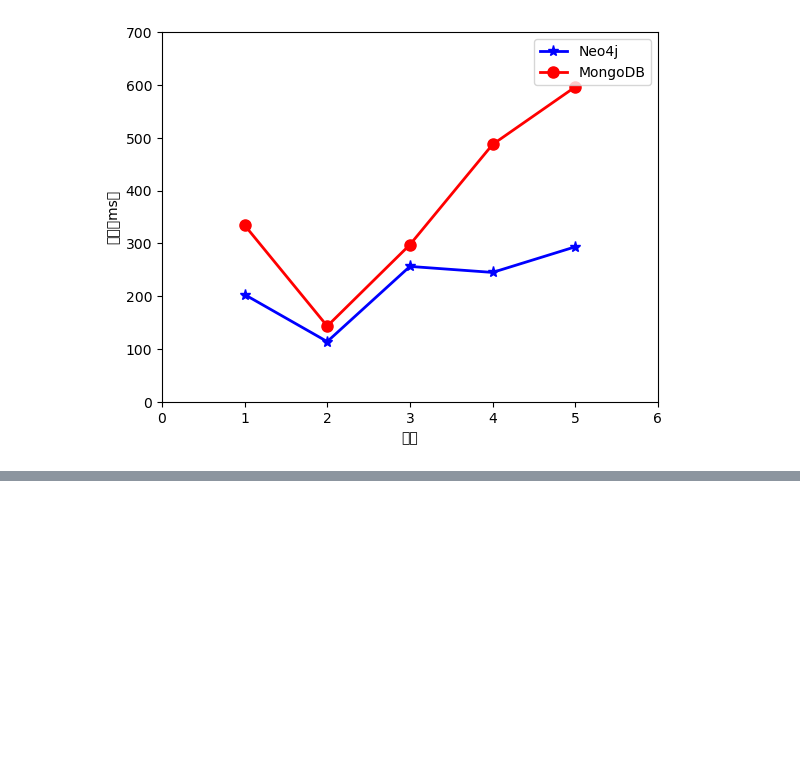
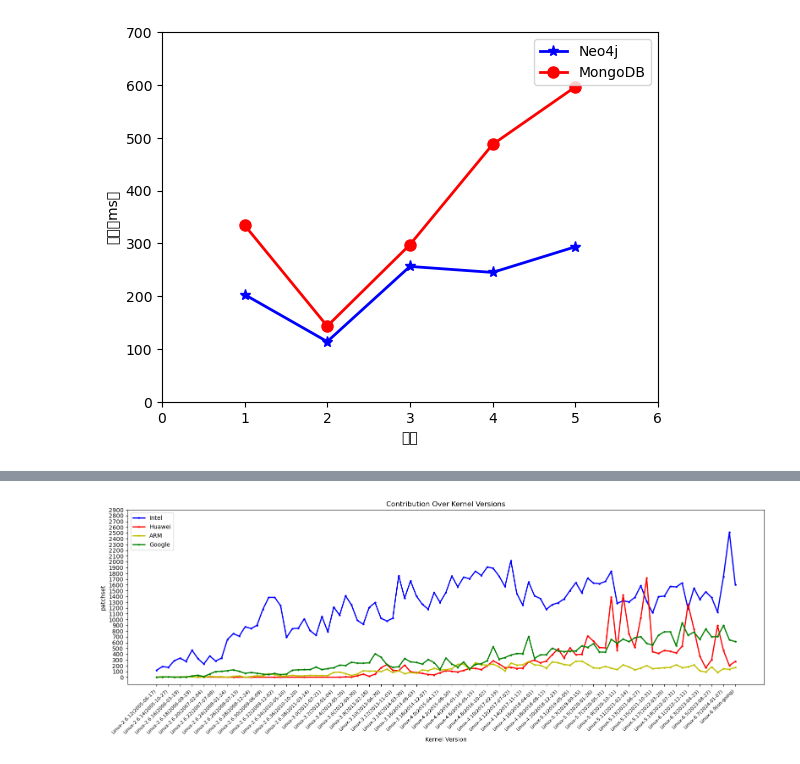
Before and after one commit to izhouliren/helloworld, a Jupyter notebook: chatgpt.ipynb, the cells around one changed output, grey strips where cells are left out. Drawn from its saved outputs; the diff is of its cells as text; code cells hidden in the pictures; blank space fills up the shorter version.

```diff
--- a/chatgpt.ipynb
+++ b/chatgpt.ipynb
@@ -207,0 +286,87 @@ plt.show()
+# %%
+import matplotlib.pyplot as plt
+import pandas as pd
+
+# 读取 CSV 文件
+df = pd.read_csv('all_kernel_contribute_data.csv')
+
+# 筛选 Intel 的贡献数据
+intel_all = df[df['contributor'] == "Intel"]
+intel_pure = intel_all[intel_all['kernelversion'] != 'From Apr. 16 2005']
+intel_kernelversion = intel_pure['kernelversion']
+intel_values = intel_pure['value']
+# 对数据进行倒序排列
+intel_kernelversion = intel_kernelversion[::-1]
+intel_values = intel_values[::-1]
+
+
+# 筛选 Huawei 的贡献数据
+huawei_all = df[df['contributor'] == "Huawei"]
+huawei_pure = huawei_all[huawei_all['kernelversion'] != 'From Apr. 16 2005']
+huawei_kernelversion = huawei_pure['kernelversion']
+huawei_values = huawei_pure['value']
+# 对数据进行倒序排列
+huawei_kernelversion = huawei_kernelversion[::-1]
+huawei_values = huawei_values[::-1]
+
+# 筛选 ARM 的贡献数据
+arm_all = df[df['contributor'] == "ARM"]
+arm_pure = arm_all[arm_all['kernelversion'] != 'From Apr. 16 2005']
+arm_kernelversion = arm_pure['kernelversion']
+arm_values = arm_pure['value']
+# 对数据进行倒序排列
+arm_kernelversion = arm_kernelversion[::-1]
+arm_values = arm_values[::-1]
+
+# 筛选 Google 的贡献数据
+google_all = df[df['contributor'] == "Google"]
+google_pure = google_all[google_all['kernelversion'] != 'From Apr. 16 2005']
+google_kernelversion = google_pure['kernelversion']
+google_values = google_pure['value']
+# 对数据进行倒序排列
+google_kernelversion = google_kernelversion[::-1]
+google_values = google_values[::-1]
+
+# 筛选 Google 的贡献数据
+google_all = df[df['contributor'] == "Google"]
+google_pure = google_all[google_all['kernelversion'] != 'From Apr. 16 2005']
+google_kernelversion = google_pure['kernelversion']
+google_values = google_pure['value']
+# 对数据进行倒序排列
+google_kernelversion = google_kernelversion[::-1]
+google_values = google_values[::-1]
+
+
+# 创建图形对象，并设置合适的大小
+fig = plt.figure(figsize=(16, 6))  # 增大图形尺寸，给 x 轴更多空间
+
+# 绘制数据
+plt.plot(intel_kernelversion, intel_values, '-*b', label='Intel', markersize=3, linewidth=2)
+plt.plot(huawei_kernelversion, huawei_values, '-*r', label='Huawei', markersize=3, linewidth=2)
+plt.plot(arm_kernelversion, arm_values, '-*y', label='ARM', markersize=3, linewidth=2)
+plt.plot(google_kernelversion, google_values, '-*g', label='Google', markersize=3, linewidth=2)
+
+
+# 设置 x 和 y 轴刻度
+plt.tick_params(axis='x', labelsize=8)  # 设置 x 轴的刻度标签大小
+plt.xticks(rotation=45, ha='right')  # 旋转 x 轴的刻度标签 45 度，确保标签清晰
+
+# 显示所有 x 轴刻度标签的值（不跳过任何一个）
+plt.xticks(range(0, len(intel_kernelversion), 2))  # 显示每个 x 轴刻度标签
+
+# 设置 y 轴的刻度
+plt.yticks(range(0, 3000, 100))  # y 轴从 100 到 3000，间隔为 100
+
+# 添加图例、标签和标题
+plt.xlabel('Kernel Version')  # x 轴标签
+plt.ylabel('patchset')  # y 轴标签
+plt.title('Contribution Over Kernel Versions')  # 图表标题
+plt.legend(loc='best')  # 添加图例
+
+# 自动调整布局，避免标签重叠
+plt.tight_layout()
+
+# 显示图形
+plt.show()
+# %% [output]
+[figure, added]
```
Also changed, not shown: parts of 3 cells of this notebook, 1 other file.
